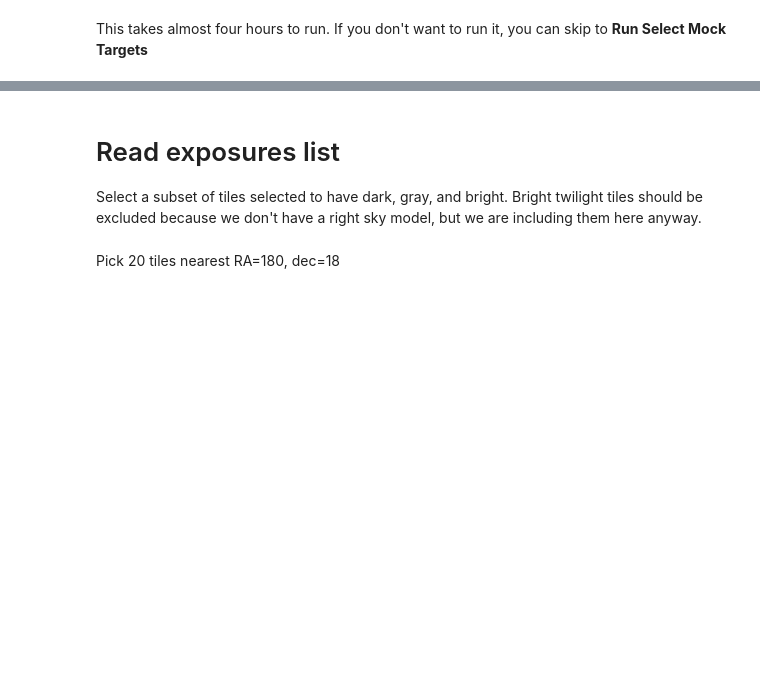
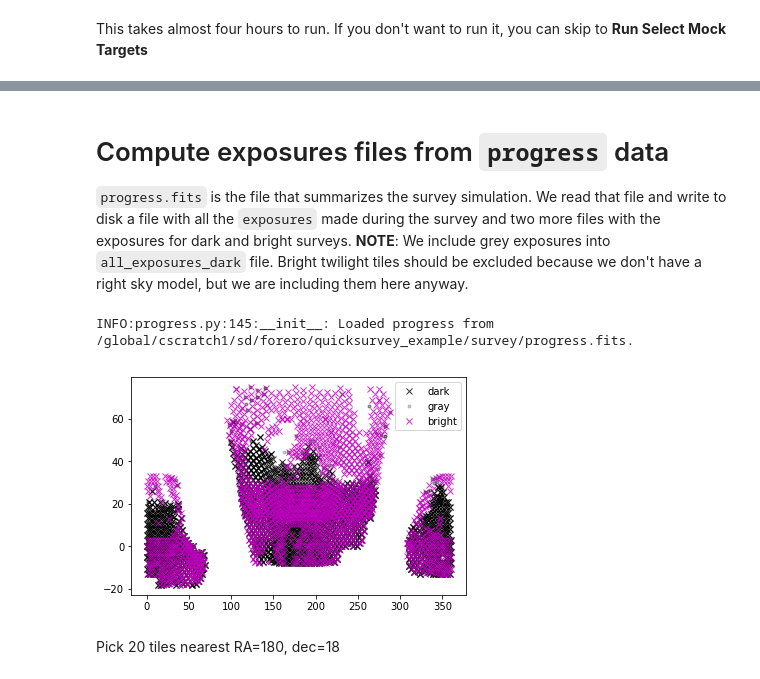
Before and after one commit to desihub/quicksurvey_example, a Jupyter notebook: readme.ipynb, the cells around one changed output, grey strips where cells are left out. Saved outputs shown, nothing was run; the diff lists cells and outputs as text; code cells hidden in the pictures; blank space fills up the shorter version.

Commit message:
computes the exposures files

```diff
--- a/readme.ipynb
+++ b/readme.ipynb
@@ -68,20 +115,38 @@ print(cmd)
 # %% [markdown]
-# Read exposures list
-Select a subset of tiles selected to have dark, gray, and bright.
+# Compute exposures files from `progress` data
+
+`progress.fits` is the file that summarizes the survey simulation.
+We read that file and write to disk a file with all the `exposures`
+made during the survey and two more files with the exposures for dark and bright
+surveys. **NOTE**: We include grey exposures into `all_exposures_dark` file.
 Bright twilight tiles should be excluded because we don't have a right sky model, but we are including them here anyway.
-# %%
-from desisurvey.progress import Progress
-
-explist = Progress('progress.fits').get_exposures()
-isbright = explist['pass'] > 4
-isgray = explist['pass'] == 4
-isdark = explist['pass'] < 4
-istwilight = isbright & (explist['moonalt'] < 0)
 # %%
-plt.plot(explist['ra'][isdark], explist['dec'][isdark], 'kx', alpha=0.8, label='dark')
-plt.plot(explist['ra'][isgray], explist['dec'][isgray], 'k.', alpha=0.2, label='gray')
-plt.plot(explist['ra'][isbright], explist['dec'][isbright], 'mx', alpha=0.8, label='bright')
-plt.legend(loc='upper right')
+from desisurvey.progress import Progress
+
+if os.path.isfile(os.path.join(alldirs['surveydir'], 'progress.fits')):
+    Progress(restore='progress.fits').get_exposures().write(os.path.join(alldirs['surveydir'],'exposures.fits'), overwrite=True)
+
+    explist = Table.read(os.path.join(alldirs['surveydir'],'exposures.fits'))
+
+    # separate the exposures for dark and bright programs
+    isbright = explist['pass'] > 4
+    isgray = explist['pass'] == 4
+    isdark = explist['pass'] < 4
+
+    exposurefile_bright = os.path.join(alldirs['surveydir'],'all_exposures_bright.fits')
+    Table(explist[isbright]).write(exposurefile_bright, overwrite=True)
+
+    exposurefile_dark = os.path.join(alldirs['surveydir'],'all_exposures_dark.fits')
+    Table(explist[~isbright]).write(exposurefile_dark, overwrite=True)
+
+    # Make a simple plot
+    plt.plot(explist['ra'][isdark], explist['dec'][isdark], 'kx', alpha=0.8, label='dark')
+    plt.plot(explist['ra'][isgray], explist['dec'][isgray], 'k.', alpha=0.2, label='gray')
+    plt.plot(explist['ra'][isbright], explist['dec'][isbright], 'mx', alpha=0.8, label='bright')
+    plt.legend(loc='upper right')
+# %% [output]
+INFO:progress.py:145:__init__: Loaded progress from /global/cscratch1/sd/forero/quicksurvey_example/survey/progress.fits.
+[figure, added]
 # %% [markdown]
 Pick 20 tiles nearest RA=180, dec=18
 # %%
```
Also changed, not shown: parts of 5 cells of this notebook.
